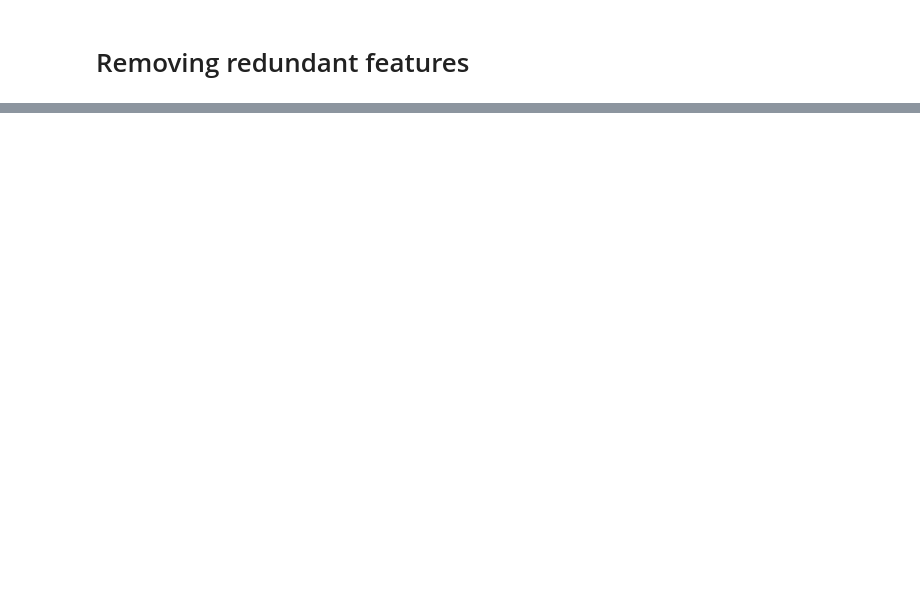
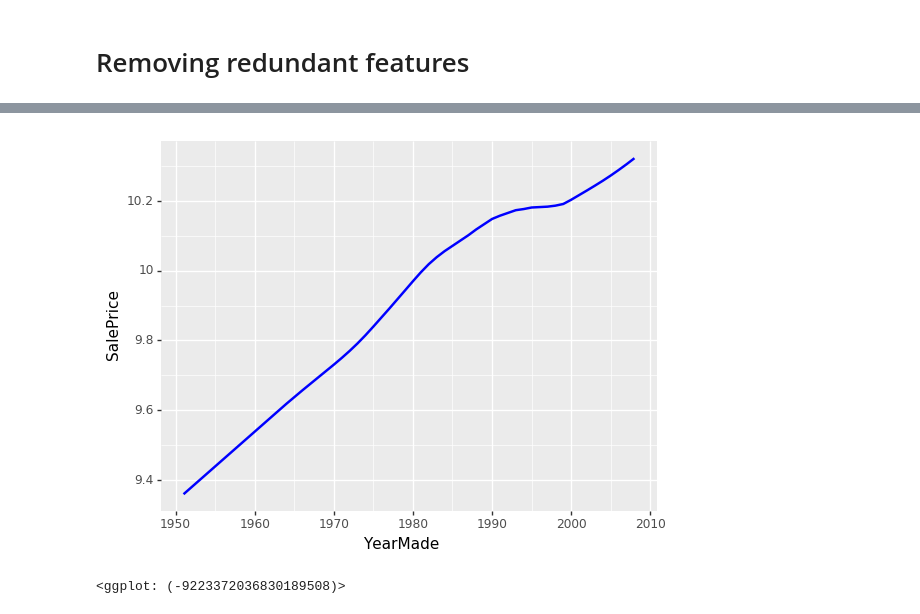
Before and after one commit to waficf/Kaggle_Competitions, a Jupyter notebook: Bulldozers.ipynb, the cells around one changed output, grey strips where cells are left out. Saved outputs shown, nothing was run; the diff lists cells and outputs as text; code cells hidden in the pictures; blank space fills up the shorter version.

```diff
--- a/Bulldozers.ipynb
+++ b/Bulldozers.ipynb
@@ -632,0 +670,7 @@ plt.show()
+# %%
+x_all = get_sample(df_raw[df_raw.YearMade > 1930],  500)
+# %%
+ggplot(x_all, aes('YearMade', 'SalePrice'))+stat_smooth(colour='blue', se=True)
+# %% [output]
+[figure, added]
+<ggplot: (-9223372036830189508)>
```
Also changed, not shown: parts of 52 cells of this notebook.
